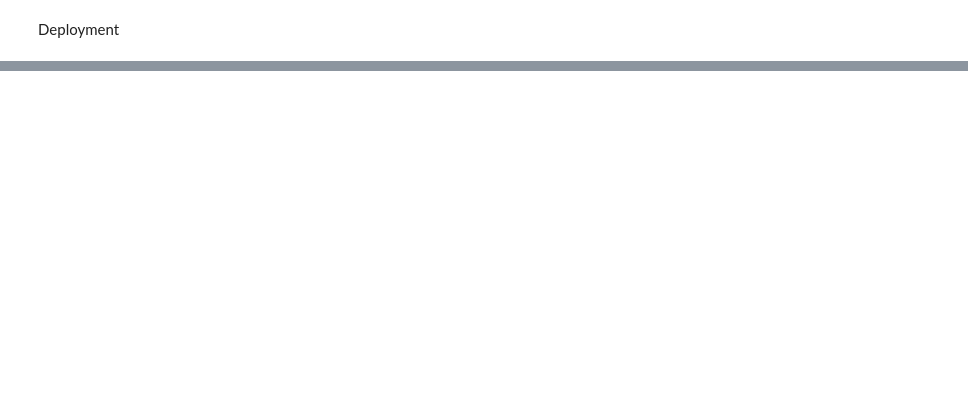
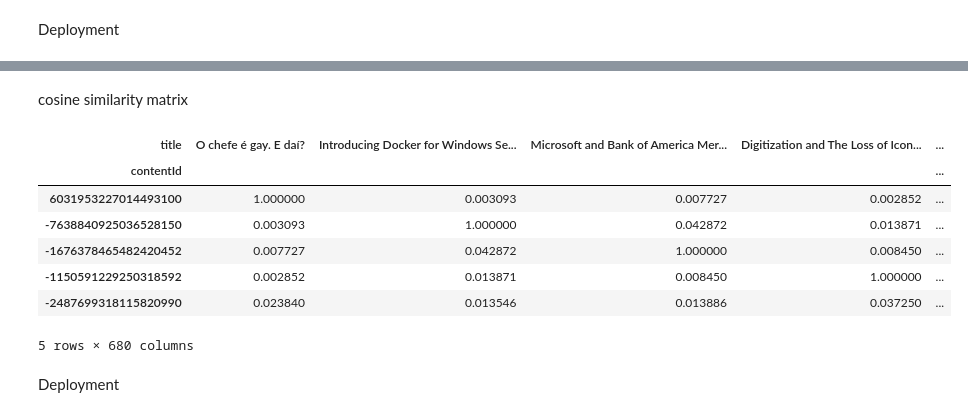
Before and after one commit to walkersc6/Recommendations-Homework, a Jupyter notebook: collaborative.ipynb, the cells around one changed output, grey strips where cells are left out. Cells and saved outputs as stored; diff of their text form; code cells hidden in the pictures; blank space fills up the shorter version.

```diff
--- a/collaborative.ipynb
+++ b/collaborative.ipynb
@@ -418,0 +510,22 @@ Recommendations model saved to collab_model.sav
+# %% [markdown]
+cosine similarity matrix
+# %%
+from sklearn.metrics.pairwise import linear_kernel
+
+cosine_sim = linear_kernel(tfidf_matrix, tfidf_matrix)
+
+# this one is if we want to include title names bc collaborative filtering includes title names
+#df_results = pd.DataFrame(cosine_sim, columns=articles_df['title'], index=articles_df['contentId'])
+df_results = pd.DataFrame(cosine_sim, columns=articles_df['contentId'], index=articles_df['contentId'])
+df_results.head()
+# %% [output]
+| title | O chefe é gay. E daí? | Introducing Docker for Windows Se... | Microsoft and Bank of America Mer... | Digitization and The Loss of Icon... | ... |
+| contentId |  |  |  |  | ... |
+| 6031953227014493100 | 1.000000 | 0.003093 | 0.007727 | 0.002852 | ... |
+| -7638840925036528150 | 0.003093 | 1.000000 | 0.042872 | 0.013871 | ... |
+| -1676378465482420452 | 0.007727 | 0.042872 | 1.000000 | 0.008450 | ... |
+| -1150591229250318592 | 0.002852 | 0.013871 | 0.008450 | 1.000000 | ... |
+| -2487699318115820990 | 0.023840 | 0.013546 | 0.013886 | 0.037250 | ... |
+5 rows × 680 columns
+# %% [markdown]
+Deployment
```
Also changed, not shown: parts of 15 cells of this notebook, 12 other files.
